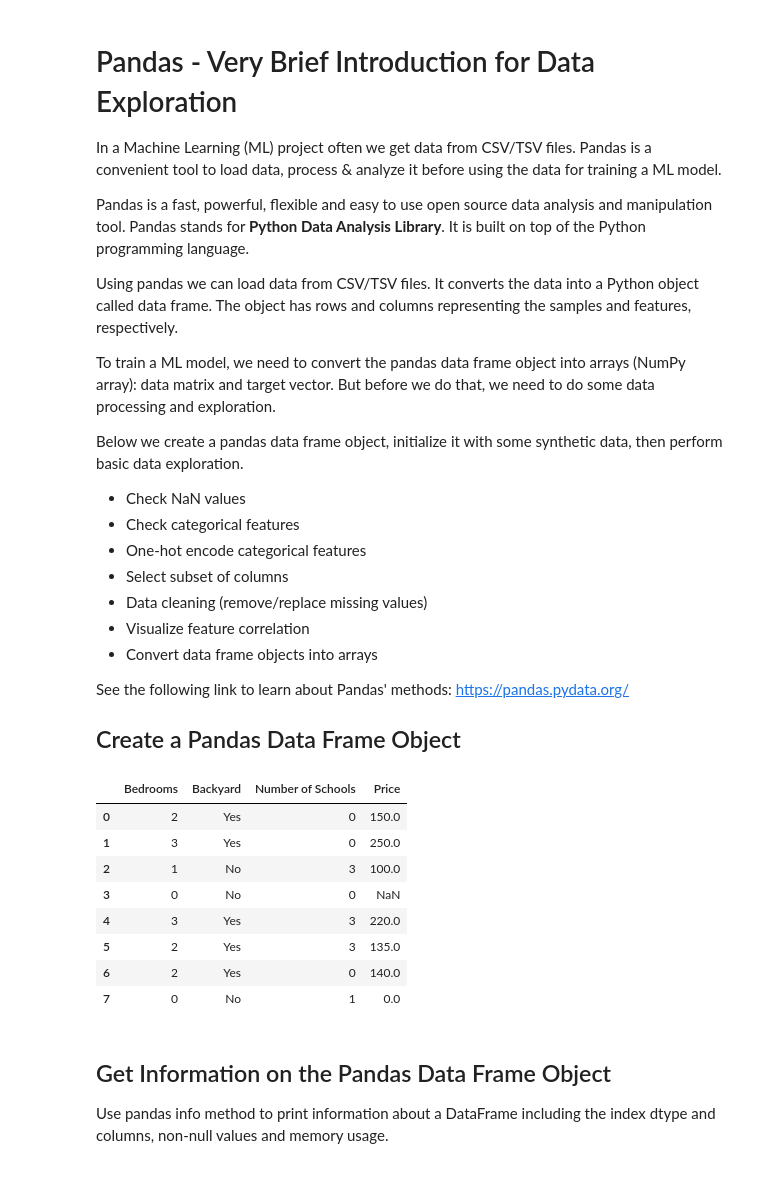
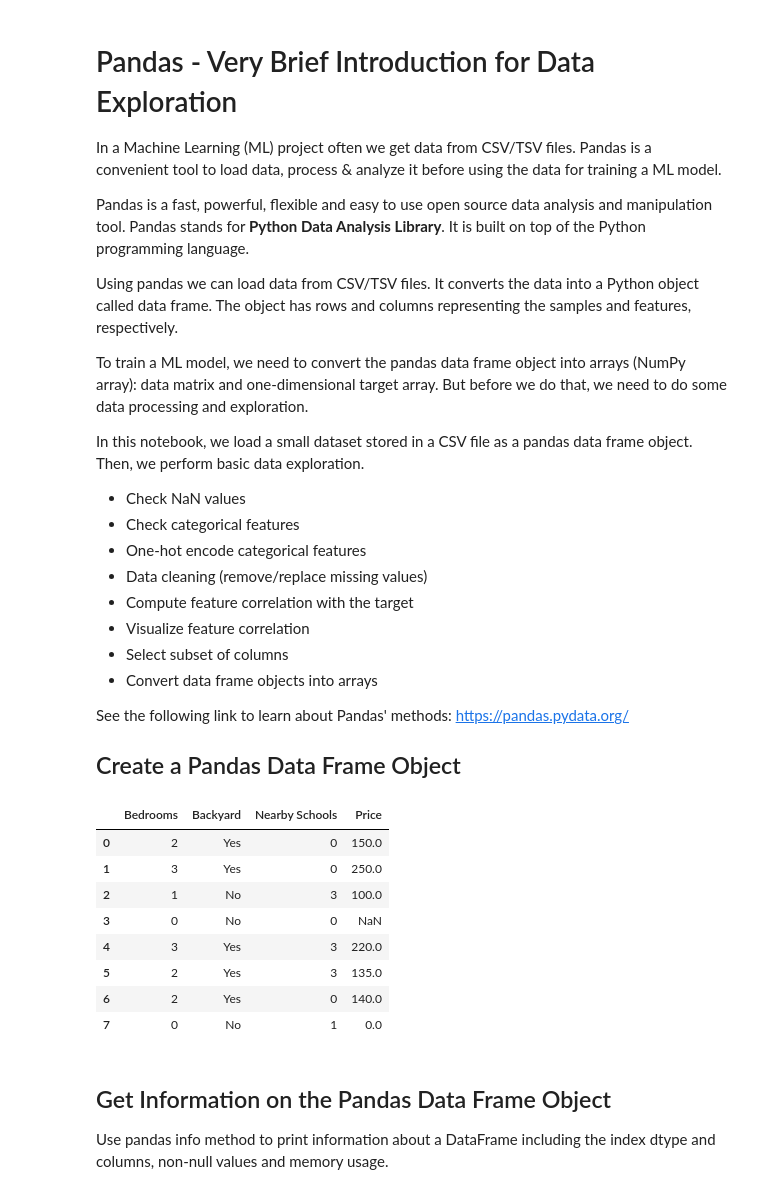
Before and after one commit to rhasanbd/Pandas-A-Very-Brief-Introduction-to-Data-Exploration, a Jupyter notebook: Pandas - Very Brief Introduction for Data Exploration.ipynb, the cells around one changed output. Cells and saved outputs as stored; diff of their text form; code cells hidden in the pictures.

```diff
--- a/Pandas - Very Brief Introduction for Data Exploration.ipynb
+++ b/Pandas - Very Brief Introduction for Data Exploration.ipynb
@@ -8,16 +8,17 @@ Pandas is a fast, powerful, flexible and easy to use open source data analysis a
 
 Using pandas we can load data from CSV/TSV files. It converts the data into a Python object called data frame. The object has rows and columns representing the samples and features, respectively.
 
-To train a ML model, we need to convert the pandas data frame object into arrays (NumPy array): data matrix and target vector. But before we do that, we need to do some data processing and exploration.
+To train a ML model, we need to convert the pandas data frame object into arrays (NumPy array): data matrix and one-dimensional target array. But before we do that, we need to do some data processing and exploration.
 
-Below we create a pandas data frame object, initialize it with some synthetic data, then perform basic data exploration.
+In this notebook, we load a small dataset stored in a CSV file as a pandas data frame object. Then, we perform basic data exploration.
 
 - Check NaN values
 - Check	categorical features
 - One-hot encode categorical features
+- Data cleaning (remove/replace missing values)
+- Compute feature correlation with the target
+- Visualize feature correlation
 - Select subset of columns
-- Data cleaning (remove/replace missing values)
-- Visualize feature correlation
 - Convert data frame objects into arrays
 
 See the following link to learn about Pandas' methods:
@@ -28,14 +29,17 @@ https://pandas.pydata.org/
 # %%
 import pandas as pd
 
-df = pd.DataFrame({'Bedrooms': [2, 3, 1, 0, 3, 2, 2, 0],
-                   'Backyard': ['Yes', 'Yes', 'No', 'No', 'Yes', 'Yes', 'Yes', 'No'],
-                   'Number of Schools': [0, 0, 3, 0, 3, 3, 0, 1],
-                   'Price' : [150, 250, 100, None, 220, 135, 140, 0]
-                  })
+# df = pd.DataFrame({'Bedrooms': [2, 3, 1, 0, 3, 2, 2, 0],
+#                    'Backyard': ['Yes', 'Yes', 'No', 'No', 'Yes', 'Yes', 'Yes', 'No'],
+#                    'Number of Schools': [0, 0, 3, 0, 3, 3, 0, 1],
+#                    'Price' : [150, 250, 100, None, 220, 135, 140, 0]
+#                   })
+
+
+df = pd.read_csv('/Users/hasan/datasets/DataScienceRepository/Housing_small.csv')
 df
 # %% [output]
-|  | Bedrooms | Backyard | Number of Schools | Price |
+|  | Bedrooms | Backyard | Nearby Schools | Price |
 | 0 | 2 | Yes | 0 | 150.0 |
 | 1 | 3 | Yes | 0 | 250.0 |
 | 2 | 1 | No | 3 | 100.0 |
```
Also changed, not shown: parts of 18 cells of this notebook, 1 other file.
